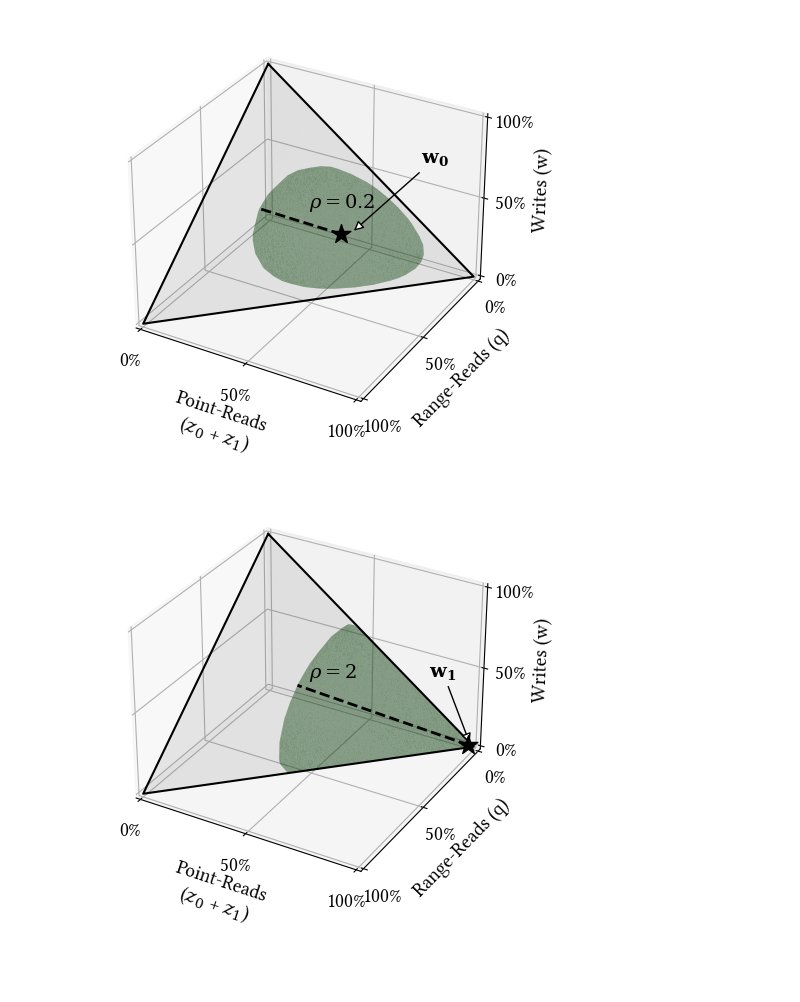
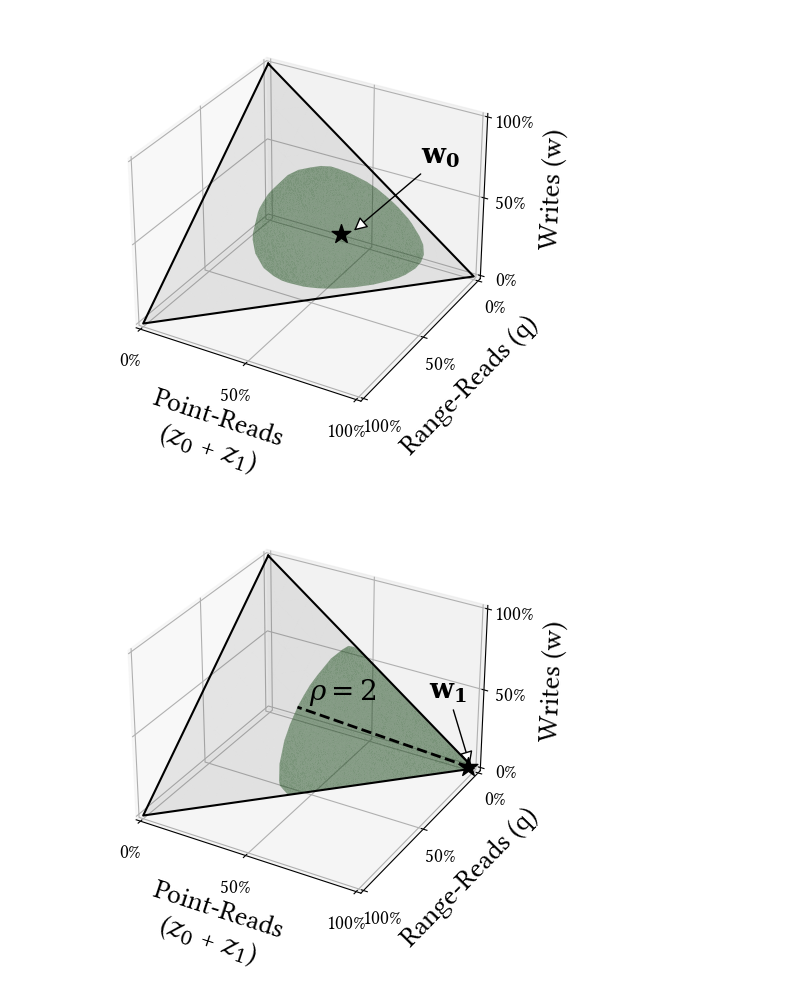
Before and after one commit to BU-DiSC/endure, a Jupyter notebook: endure/visualization/01_kl_divergence.ipynb, the cells around one changed output. Cells and saved outputs as stored; diff of their text form; code cells hidden in the pictures; blank space fills up the shorter version.

```diff
--- a/endure/visualization/01_kl_divergence.ipynb
+++ b/endure/visualization/01_kl_divergence.ipynb
@@ -125,6 +122,7 @@ y = y.transpose() + np.tril(y, -1)
 z = z.transpose() + np.tril(z, -1)
 # %%
 w0id, left, right = 0, 0, 0.2
+fs = 20
 w0 = to_array(w0s[w0id])
 df_obs = df[(df[f'd{w0id}'] > left) & (df[f'd{w0id}'] < right)]
 
@@ -133,76 +131,78 @@ fig = plt.figure()
 ax = Axes3D(fig, auto_add_to_figure=False, computed_zorder=False)
 fig.add_axes(ax)
 
-ax_surf = ax.plot_trisurf(x.flatten(), y.flatten() , z.flatten(), color='tab:gray', alpha=0.1, zorder=0)
-cloud = ax.plot_trisurf(df_obs['z'], df_obs['q'], df_obs['w'], color='tab:green', alpha=0.5, zorder=2)
+ax_surf = ax.plot_trisurf(x.flatten(), y.flatten() , z.flatten(), color='tab:gray', alpha=0.1, zorder=0, rasterized=True)
+cloud = ax.plot_trisurf(df_obs['z'], df_obs['q'], df_obs['w'], color='tab:green', alpha=0.5, zorder=2, rasterized=True)
 edge = ax.plot([0, 1, 0, 0], [0, 0, 1, 0], [1, 0, 0, 1], color='black', zorder=3)
-ax_w0 = ax.scatter(w0[0], w0[1], w0[2], color='black', marker='*', s=200, zorder=100)
+ax_w0 = ax.scatter(w0[0], w0[1], w0[2], color='black', marker='*', s=200, zorder=100, rasterized=True)
 # fakeline = mpl.lines.Line2D([0],[0], linestyle="none", c='tab:green', marker = 'o', alpha=0.5)
 # ax.legend([fakeline], ['Uncertainty Neighborhood'], loc='upper right')
 
 ax.set_xlim3d(0, 1), ax.set_ylim3d(0, 1), ax.set_zlim3d(0, 1)
-ax.set_xticks([0, 0.5, 1]), ax.set_yticks([0, 0.5, 1]), ax.set_zticks([0, 0.5, 1])
+ax.set_xticks([0, 0.5, 1], fontsize=fs), ax.set_yticks([0, 0.5, 1], fontsize=fs), ax.set_zticks([0, 0.5, 1], fontsize=fs)
 ax.xaxis.set_major_formatter(mtick.PercentFormatter(1.0))
 ax.yaxis.set_major_formatter(mtick.PercentFormatter(1.0))
 ax.zaxis.set_major_formatter(mtick.PercentFormatter(1.0))
 
 ax.set_ylim(1, 0)
-ax.set_xlabel('Point-Reads\n($z_0$ + $z_1$)', labelpad=10)
-ax.set_ylabel('Range-Reads (q)', labelpad=5)
-ax.set_zlabel('Writes (w)', labelpad=5)
+ax.set_xlabel('Point-Reads\n($z_0$ + $z_1$)', labelpad=15, fontsize=fs)
+ax.set_ylabel('Range-Reads (q)', labelpad=10, fontsize=fs)
+ax.set_zlabel('Writes (w)', labelpad=10, fontsize=fs)
 
 ax.annotate3D('$\mathbf{w_0}$', (0.55, 0.25, 0.28),
               xytext=(50, 50),
               textcoords='offset points',
+              fontsize=fs,
               arrowprops=dict(arrowstyle="-|>", ec='black', fc='white', lw=1))
 
-df_obs = df_obs.sort_values(by='d0')
-df_obs = df_obs[df_obs.z < 0.3]
-ptmax = df_obs.iloc[-1]
-ax.plot([w0[0], ptmax.z], [w0[1], ptmax.q], [w0[2], ptmax.w], '--', color='black', lw=2)
-ax.text(0.4, 0.35, 0.45, r'$\rho = 0.2$')
+# df_obs = df_obs.sort_values(by='d0')
+# df_obs = df_obs[df_obs.z < 0.3]
+# ptmax = df_obs.iloc[-1]
+# ax.plot([w0[0], ptmax.z], [w0[1], ptmax.q], [w0[2], ptmax.w], '--', color='black', lw=2)
+# ax.text(0.4, 0.35, 0.45, r'$\rho = 0.2$')
 set_size(fig, scale=2)
 save_fig(fig, 'kl_div_plane_w0.pdf')
 # %% [output]
-[figure, old version]
+[figure, new version]
 # %%
 w0id, left, right = 1, 0, 2
 w0 = to_array(w0s[w0id])
 df_obs = df[(df[f'd{w0id}'] > left) & (df[f'd{w0id}'] < right)]
 
 set_style()
 fig = plt.figure()
 ax = Axes3D(fig, auto_add_to_figure=False, computed_zorder=False)
 fig.add_axes(ax)
 
-ax_surf = ax.plot_trisurf(x.flatten(), y.flatten() , z.flatten(), color='tab:gray', alpha=0.1, zorder=0)
-cloud = ax.plot_trisurf(df_obs['z'], df_obs['q'], df_obs['w'], color='tab:green', alpha=0.5, zorder=2)
+ax_surf = ax.plot_trisurf(x.flatten(), y.flatten() , z.flatten(), color='tab:gray', alpha=0.1, zorder=0, rasterized=True)
+cloud = ax.plot_trisurf(df_obs['z'], df_obs['q'], df_obs['w'], color='tab:green', alpha=0.5, zorder=2, rasterized=True)
 edge = ax.plot([0, 1, 0, 0], [0, 0, 1, 0], [1, 0, 0, 1], color='black', zorder=3)
-ax_w0 = ax.scatter(w0[0], w0[1], w0[2], color='black', marker='*', s=200, zorder=100)
+ax_w0 = ax.scatter(w0[0], w0[1], w0[2], color='black', marker='*', s=200, zorder=100, rasterized=True)
 
 ax.set_xlim3d(0, 1), ax.set_ylim3d(0, 1), ax.set_zlim3d(0, 1)
-ax.set_xticks([0, 0.5, 1]), ax.set_yticks([0, 0.5, 1]), ax.set_zticks([0, 0.5, 1])
+ax.set_xticks([0, 0.5, 1], fontsize=fs), ax.set_yticks([0, 0.5, 1], fontsize=fs), ax.set_zticks([0, 0.5, 1], fontsize=fs)
 ax.xaxis.set_major_formatter(mtick.PercentFormatter(1.0))
 ax.yaxis.set_major_formatter(mtick.PercentFormatter(1.0))
 ax.zaxis.set_major_formatter(mtick.PercentFormatter(1.0))
 
 ax.set_ylim(1, 0)
-ax.set_xlabel('Point-Reads\n($z_0$ + $z_1$)', labelpad=10)
-ax.set_ylabel('Range-Reads (q)', labelpad=5)
-ax.set_zlabel('Writes (w)', labelpad=5)
+ax.set_xlabel('Point-Reads\n($z_0$ + $z_1$)', labelpad=15, fontsize=fs)
+ax.set_ylabel('Range-Reads (q)', labelpad=10, fontsize=fs)
+ax.set_zlabel('Writes (w)', labelpad=10, fontsize=fs)
 
 ax.annotate3D('$\mathbf{w_1}$', (0.99, 0.01, 0.01),
               xytext=(-30, 50),
               textcoords='offset points',
+              fontsize=fs,
               arrowprops=dict(arrowstyle="-|>", ec='black', fc='white', lw=1))
 
 df_obs = df_obs.sort_values(by='d1')
 # df_obs = df_obs[df_obs.z < 0.3]
 df_obs
 ptmax = df_obs.iloc[-1]
 ax.plot([w0[0], ptmax.z], [w0[1], ptmax.q], [w0[2], ptmax.w], '--', color='black', lw=2)
-ax.text(0.4, 0.35, 0.45, r'$\rho = 2$')
+ax.text(0.4, 0.35, 0.45, r'$\rho = 2$', fontsize=fs)
 set_size(fig, scale=2)
 save_fig(fig, 'kl_div_plane_w1.pdf')
 # %% [output]
-[figure, old version]
+[figure, new version]
```
Also changed, not shown: parts of 1 cell of this notebook, 3 other files.
